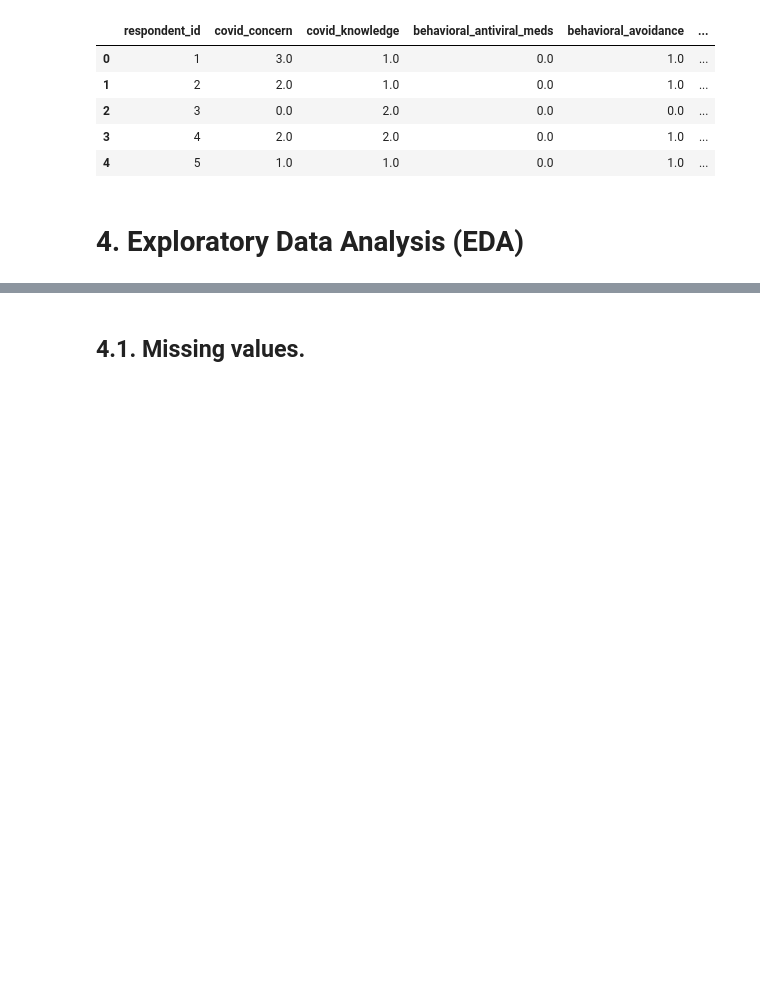
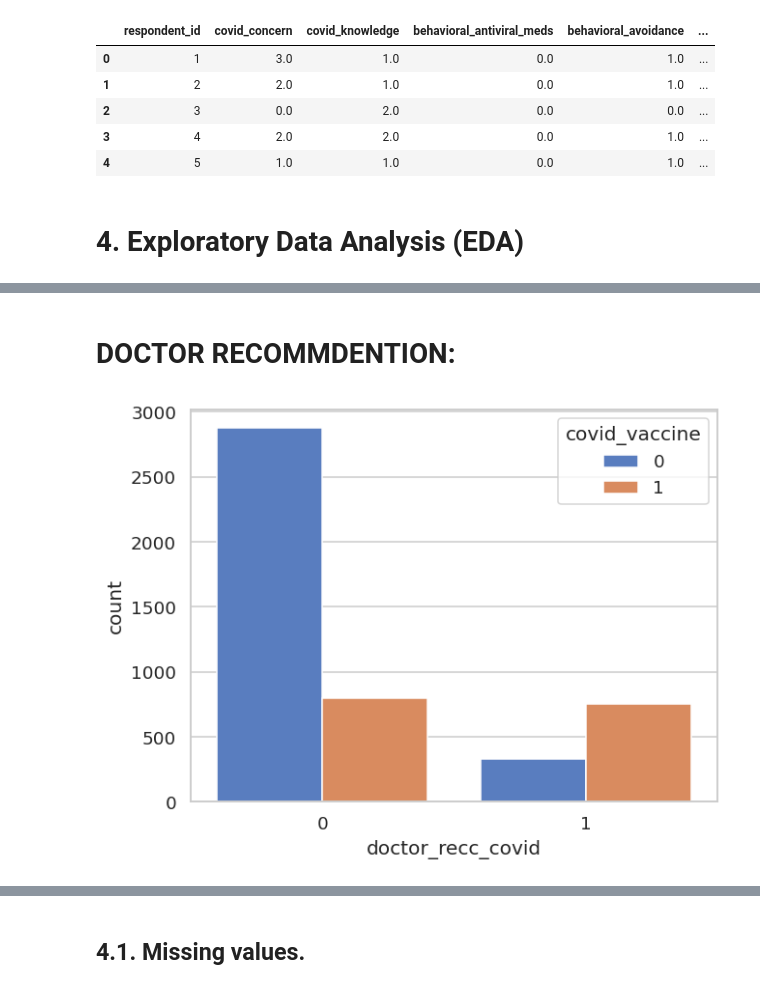
Before and after one commit to UH-GROUP-X/Hackathon26, a Jupyter notebook: UH_GROUP_X.ipynb, the cells around one changed output, grey strips where cells are left out. Cells and saved outputs as stored; diff of their text form; code cells hidden in the pictures; blank space fills up the shorter version.

```diff
--- a/UH_GROUP_X.ipynb
+++ b/UH_GROUP_X.ipynb
@@ -195,3 +195,15 @@ memory usage: 1.1+ MB
 | opinion_covid_sick_from_vacc | 4666.0 | NaN | NaN | NaN | 2.121732 | 1.335704 | 1.0 | 1.0 | 2.0 | 4.0 | 5.0 |
 | employment_sector | 2426 | 21 | healthcare | 527 | NaN | NaN | NaN | NaN | NaN | NaN | NaN |
 | covid_vaccine | 4756.0 | NaN | NaN | NaN | 0.326745 | 0.469073 | 0.0 | 0.0 | 0.0 | 1.0 | 1.0 |
+# %% [markdown]
+# **DOCTOR RECOMMDENTION:**
+# %%
+sns.countplot(
+    x='doctor_recc_covid',
+    hue='covid_vaccine',
+    data=train_raw
+
+)
+plt.show()
+# %% [output]
+[figure, added]
```
Also changed, not shown: parts of 11 cells of this notebook.
